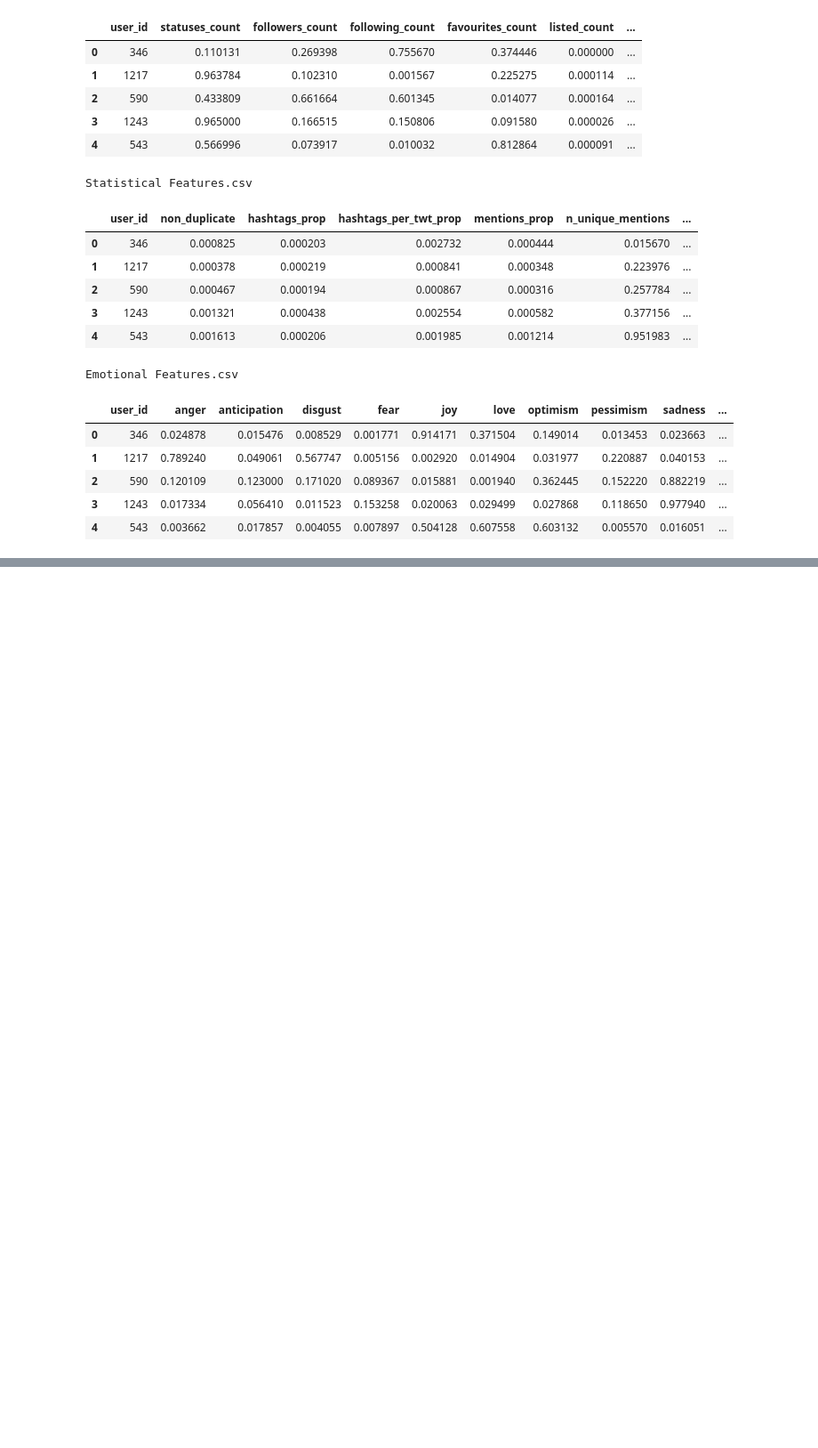
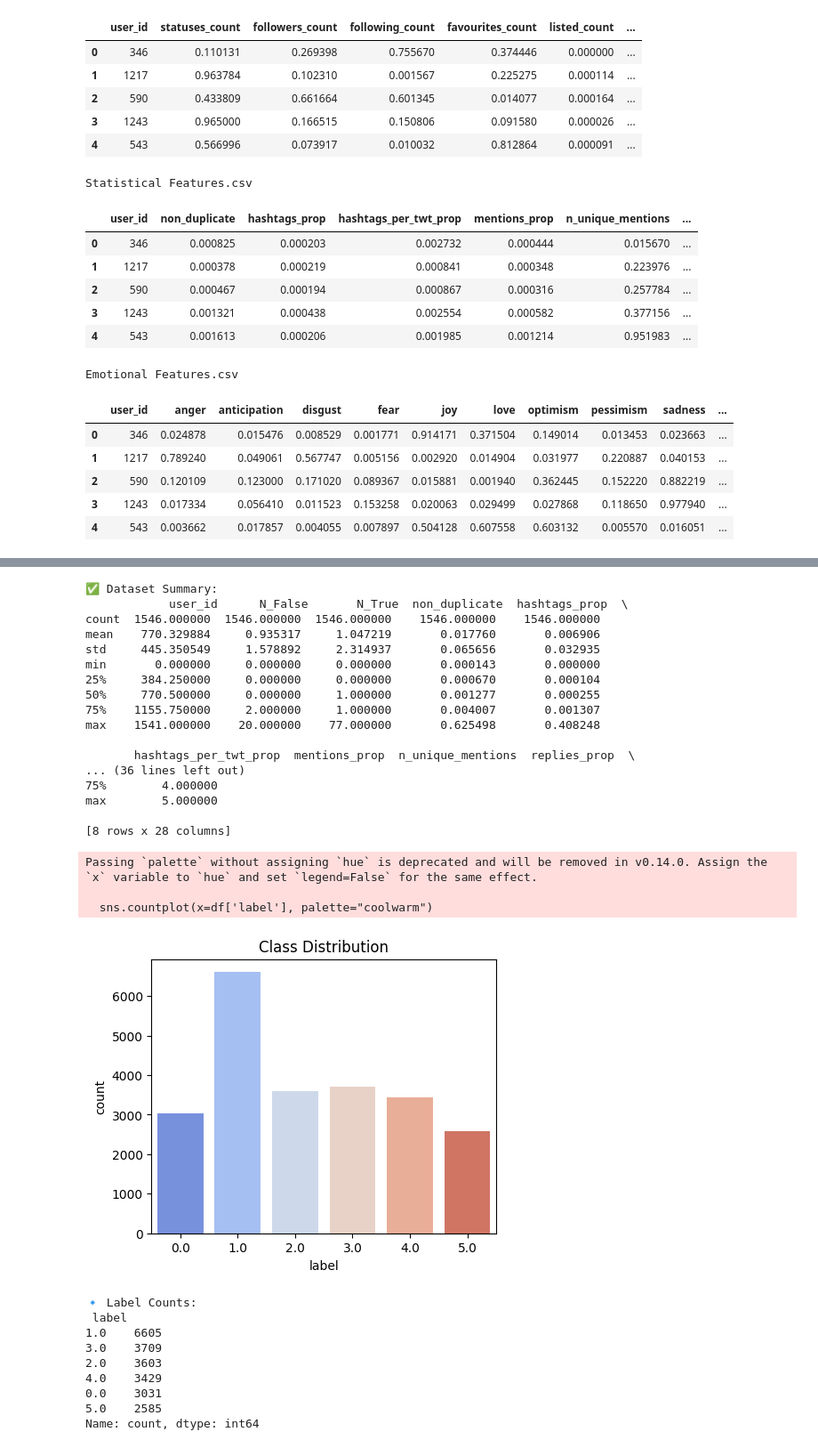
Before and after one commit to Dhanu321/IEEE, a Jupyter notebook: Fakenewsdetection_IEEE (2).ipynb, the cells around one changed output, grey strips where cells are left out. Shown at 89% size. Saved outputs shown, nothing was run; the diff lists cells and outputs as text; code cells hidden in the pictures; blank space fills up the shorter version.

```diff
--- a/Fakenewsdetection_IEEE (2).ipynb
+++ b/Fakenewsdetection_IEEE (2).ipynb
@@ -704,0 +136,50 @@ print("🔹 Is `df` defined?", "Yes" if 'df' in locals() else "No")
+# %%
+import pandas as pd
+import seaborn as sns
+import matplotlib.pyplot as plt
+
+# Load the merged dataset
+df = pd.read_csv("final_merged_dataset.csv")
+
+# 🔹 Check dataset summary
+print("✅ Dataset Summary:\n", df.describe())
+
+# 🔹 Check class distribution of labels
+plt.figure(figsize=(5, 4))
+sns.countplot(x=df['label'], palette="coolwarm")
+plt.title("Class Distribution")
+plt.show()
+
+# 🔹 Print class counts
+print("🔹 Label Counts:\n", df['label'].value_counts())
+# %% [output]
+✅ Dataset Summary:
+            user_id      N_False       N_True  non_duplicate  hashtags_prop  \
+count  1546.000000  1546.000000  1546.000000    1546.000000    1546.000000
+mean    770.329884     0.935317     1.047219       0.017760       0.006906
+std     445.350549     1.578892     2.314937       0.065656       0.032935
+min       0.000000     0.000000     0.000000       0.000143       0.000000
+25%     384.250000     0.000000     0.000000       0.000670       0.000104
+50%     770.500000     0.000000     1.000000       0.001277       0.000255
+75%    1155.750000     2.000000     1.000000       0.004007       0.001307
+max    1541.000000    20.000000    77.000000       0.625498       0.408248
+
+       hashtags_per_twt_prop  mentions_prop  n_unique_mentions  replies_prop  \
+... (36 lines left out)
+75%        4.000000
+max        5.000000
+
+[8 rows x 28 columns]
+Passing `palette` without assigning `hue` is deprecated and will be removed in v0.14.0. Assign the `x` variable to `hue` and set `legend=False` for the same effect.
+
+  sns.countplot(x=df['label'], palette="coolwarm")
+[figure, added]
+🔹 Label Counts:
+ label
+1.0    6605
+3.0    3709
+2.0    3603
+4.0    3429
+0.0    3031
+5.0    2585
+Name: count, dtype: int64
```
Also changed, not shown: parts of 61 cells of this notebook, 7 other files.
